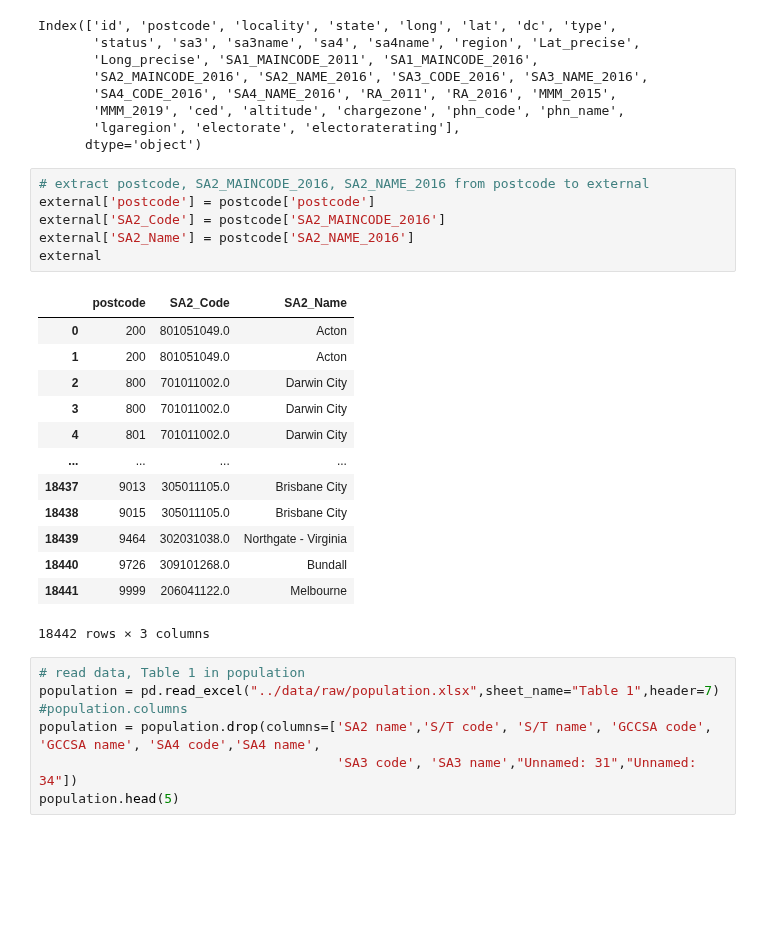
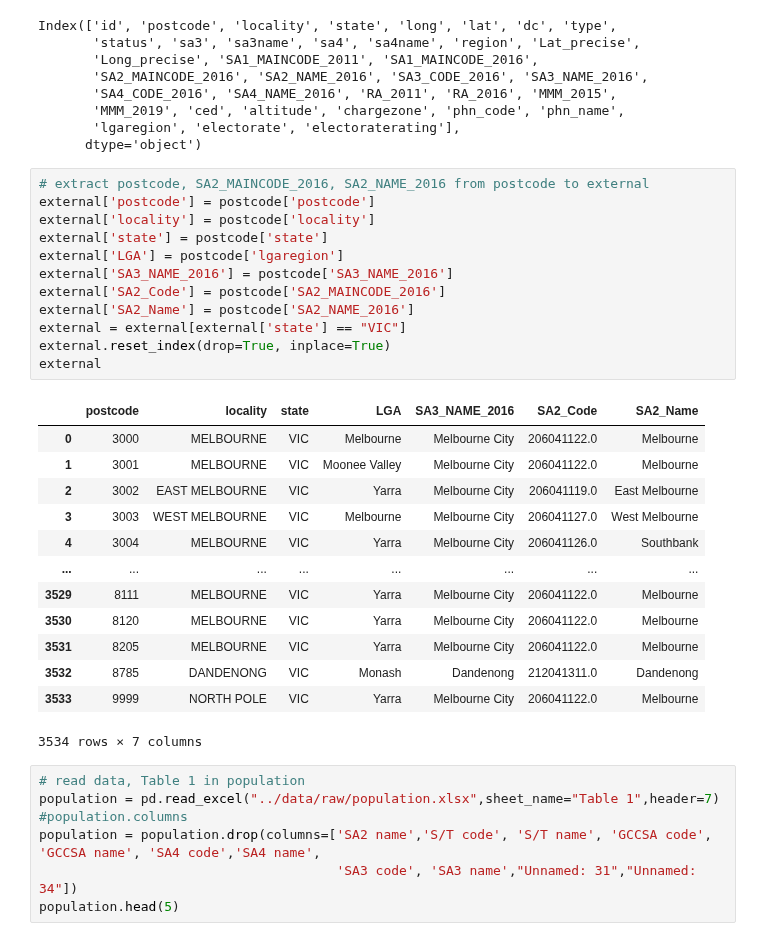
Before and after one commit to MAST30034-Applied-Data-Science/generic-real-estate-consulting-project-group-1-iron-data-man, a Jupyter notebook: notebooks/data_cleaning_external.ipynb, the cells around one changed output. Saved outputs shown, nothing was run; the diff lists cells and outputs as text; blank space fills up the shorter version.

```diff
--- a/notebooks/data_cleaning_external.ipynb
+++ b/notebooks/data_cleaning_external.ipynb
@@ -43,23 +43,29 @@ Index(['id', 'postcode', 'locality', 'state', 'long', 'lat', 'dc', 'type',
 # %%
 # extract postcode, SA2_MAINCODE_2016, SA2_NAME_2016 from postcode to external
 external['postcode'] = postcode['postcode']
+external['locality'] = postcode['locality']
+external['state'] = postcode['state']
+external['LGA'] = postcode['lgaregion']
+external['SA3_NAME_2016'] = postcode['SA3_NAME_2016']
 external['SA2_Code'] = postcode['SA2_MAINCODE_2016']
 external['SA2_Name'] = postcode['SA2_NAME_2016']
+external = external[external['state'] == "VIC"]
+external.reset_index(drop=True, inplace=True)
 external
 # %% [output]
-|  | postcode | SA2_Code | SA2_Name |
-| 0 | 200 | 801051049.0 | Acton |
-| 1 | 200 | 801051049.0 | Acton |
-| 2 | 800 | 701011002.0 | Darwin City |
-| 3 | 800 | 701011002.0 | Darwin City |
-| 4 | 801 | 701011002.0 | Darwin City |
-| ... | ... | ... | ... |
-| 18437 | 9013 | 305011105.0 | Brisbane City |
-| 18438 | 9015 | 305011105.0 | Brisbane City |
-| 18439 | 9464 | 302031038.0 | Northgate - Virginia |
-| 18440 | 9726 | 309101268.0 | Bundall |
-| 18441 | 9999 | 206041122.0 | Melbourne |
+|  | postcode | locality | state | LGA | SA3_NAME_2016 | SA2_Code | SA2_Name |
+| 0 | 3000 | MELBOURNE | VIC | Melbourne | Melbourne City | 206041122.0 | Melbourne |
+| 1 | 3001 | MELBOURNE | VIC | Moonee Valley | Melbourne City | 206041122.0 | Melbourne |
+| 2 | 3002 | EAST MELBOURNE | VIC | Yarra | Melbourne City | 206041119.0 | East Melbourne |
+| 3 | 3003 | WEST MELBOURNE | VIC | Melbourne | Melbourne City | 206041127.0 | West Melbourne |
+| 4 | 3004 | MELBOURNE | VIC | Yarra | Melbourne City | 206041126.0 | Southbank |
+| ... | ... | ... | ... | ... | ... | ... | ... |
+| 3529 | 8111 | MELBOURNE | VIC | Yarra | Melbourne City | 206041122.0 | Melbourne |
+| 3530 | 8120 | MELBOURNE | VIC | Yarra | Melbourne City | 206041122.0 | Melbourne |
+| 3531 | 8205 | MELBOURNE | VIC | Yarra | Melbourne City | 206041122.0 | Melbourne |
+| 3532 | 8785 | DANDENONG | VIC | Monash | Dandenong | 212041311.0 | Dandenong |
+| 3533 | 9999 | NORTH POLE | VIC | Yarra | Melbourne City | 206041122.0 | Melbourne |
-18442 rows × 3 columns
+3534 rows × 7 columns
 # %%
 # read data, Table 1 in population
 population = pd.read_excel("../data/raw/population.xlsx",sheet_name="Table 1",header=7)
```
Also changed, not shown: parts of 7 cells of this notebook.
